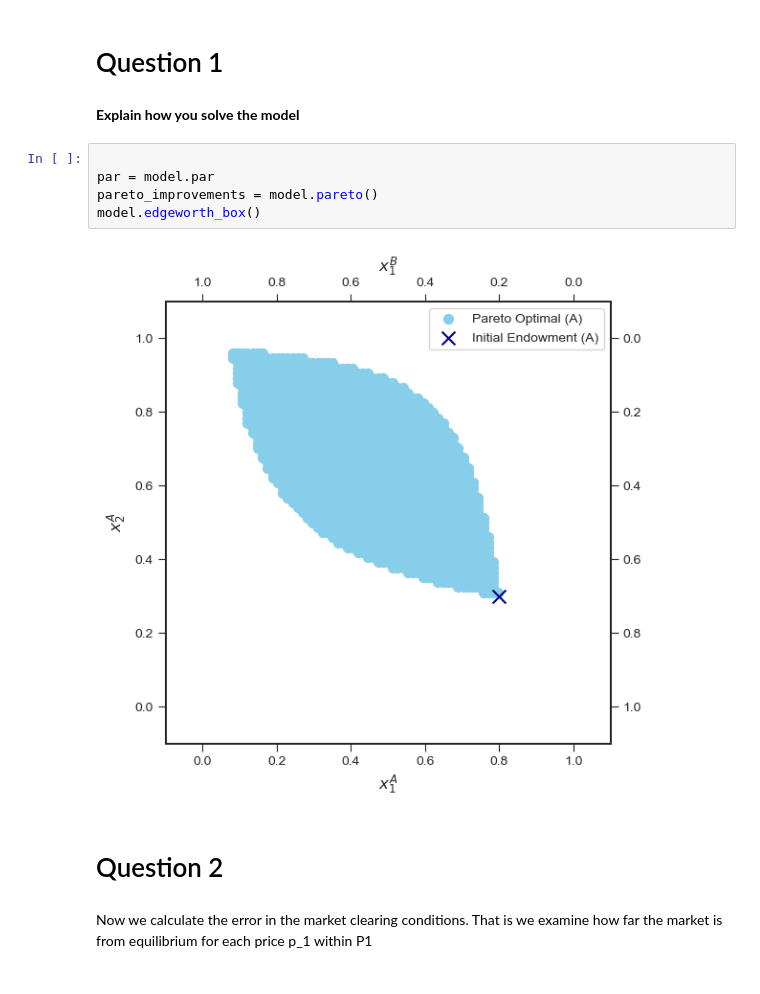
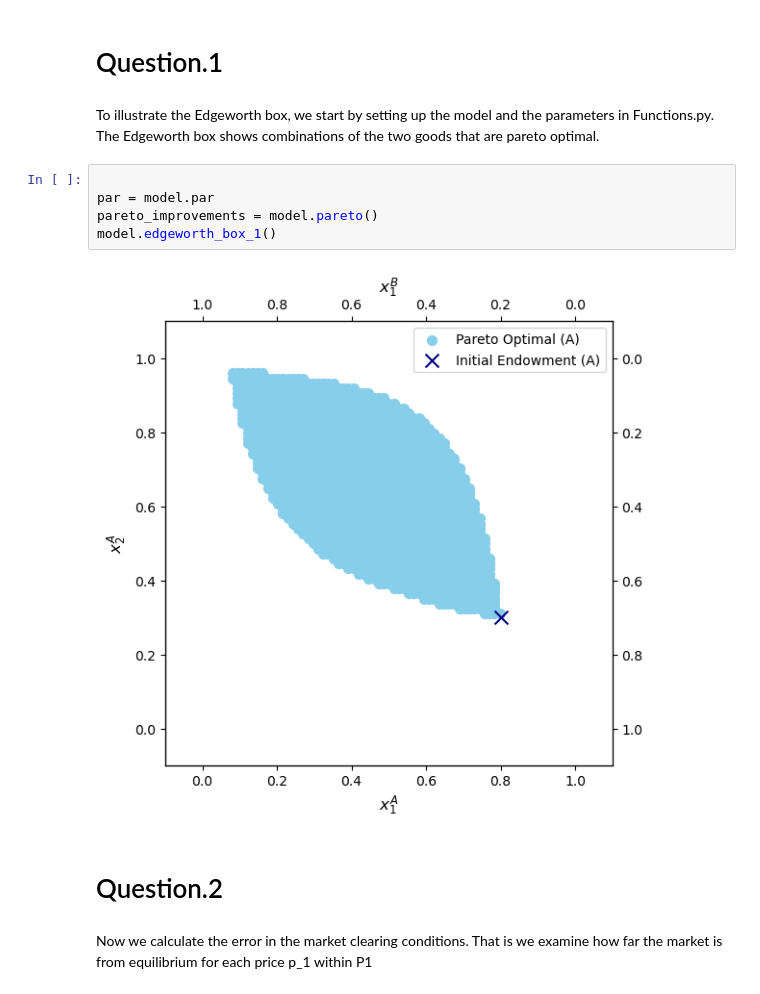
Before and after one commit to NumEconCopenhagen/projects-2024-maltheogpeter, a Jupyter notebook: inauguralproject/inauguralproject.ipynb, the cells around one changed output. Cells and saved outputs as stored; diff of their text form.

```diff
--- a/inauguralproject/inauguralproject.ipynb
+++ b/inauguralproject/inauguralproject.ipynb
@@ -16,15 +36,15 @@ import scipy.optimize as optimize
 # %% [markdown]
-# Question 1
+# Question.1
-# %% [markdown]
-**Explain how you solve the model**
+# %% [markdown]
+To illustrate the Edgeworth box, we start by setting up the model and the parameters in Functions.py. The Edgeworth box shows combinations of the two goods that are pareto optimal.
 # %%
 
 par = model.par
 pareto_improvements = model.pareto()
-model.edgeworth_box()
+model.edgeworth_box_1()
 # %% [output]
-[figure, old version]
+[figure, new version]
 # %% [markdown]
-# Question 2
+# Question.2
 # %% [markdown]
 Now we calculate the error in the market clearing conditions. That is we examine how far the market is from equilibrium for each price p_1 within P1
```
Also changed, not shown: parts of 18 cells of this notebook, 3 other files.
